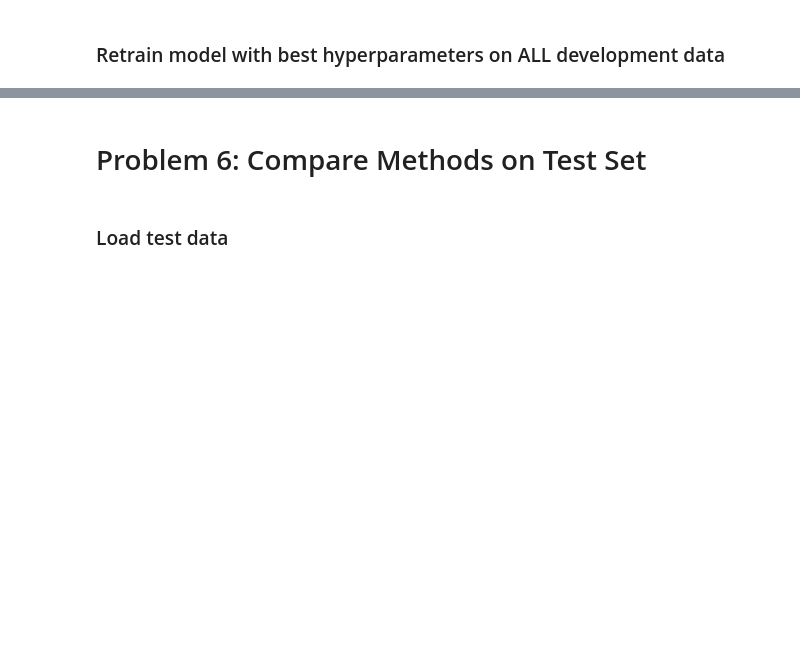
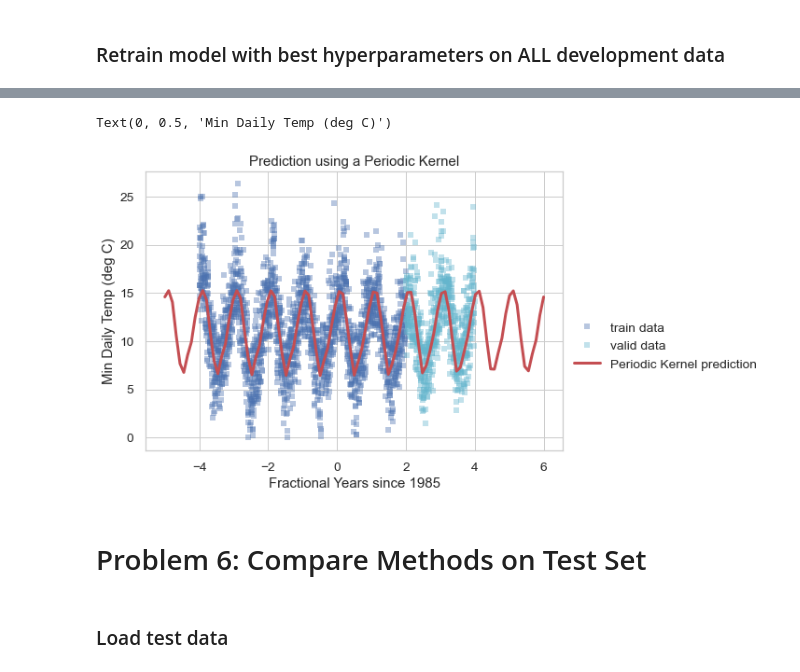
Before and after one commit to brawnerquan/comp135-20f-assignments, a Jupyter notebook: hw5/hw5.ipynb, the cells around one changed output, grey strips where cells are left out. Cells and saved outputs as stored; diff of their text form; code cells hidden in the pictures; blank space fills up the shorter version.

```diff
--- a/hw5/hw5.ipynb
+++ b/hw5/hw5.ipynb
@@ -365,7 +523,7 @@ periodic_param_grid_by_name = dict(
 # %%
 # Create grid search object
 
-periodic_klr_grid_searcher = sklearn.model_selection.GridSearchCV() # TODO fix me
+periodic_klr_grid_searcher = sklearn.model_selection.GridSearchCV(periodic_klr, periodic_param_grid_by_name, scoring='neg_mean_absolute_error', cv=my_ByYear_splitter, verbose=10, n_jobs = -1) # TODO fix me
 # %% [markdown]
 ### Run grid search for 'period' and 'length_scale' and 'alpha' hyperparameters
 # %%
@@ -387,0 +554,5 @@ best_period = None
+# %%
+print(periodic_klr_grid_searcher.best_params_)
+best_alpha = 10.0
+best_length_scale = 0.27
+best_period = 1.0
@@ -402,0 +580,2 @@ best_periodic_klr.fit # TODO call fit with all development data
+# %%
+best_periodic_klr.fit(x_all_ByYear_L1, y_all_ByYear_L)
@@ -403,19 +595,25 @@ best_periodic_klr.fit # TODO call fit with all development data
 # %%
 plt.plot(x_trByYear_N1, y_trByYear_N, 'bs', alpha=0.4, label='train data');
 plt.plot(x_vaByYear_T1, y_vaByYear_T, 'cs', alpha=0.4, label='valid data');
 
 L = 101
 xgrid_L1 = np.linspace(-5, 6, L).reshape((L,1))
 
 # TODO compute the predictions of the periodic kernel regressor
-yhat_L = xgrid_L1 # TODO fixme
+yhat_L = best_periodic_klr.predict(xgrid_L1) # TODO fixme
 
 # TODO Plot your predictions
 plt.plot(xgrid_L1, yhat_L, 'r-', linewidth=3, label='Periodic Kernel prediction');
 
 plt.legend(bbox_to_anchor=(1.0, 0.5));
+plt.title("Prediction using a Periodic Kernel")
+plt.xlabel("Fractional Years since 1985")
+plt.ylabel("Min Daily Temp (deg C)")
 
 # TODO don't forget your axis labels and title for this figure
+# %% [output]
+Text(0, 0.5, 'Min Daily Temp (deg C)')
+[figure, added]
 # %% [markdown]
 # Problem 6: Compare Methods on Test Set
 # %% [markdown]
```
Also changed, not shown: parts of 31 cells of this notebook, 3 other files.
